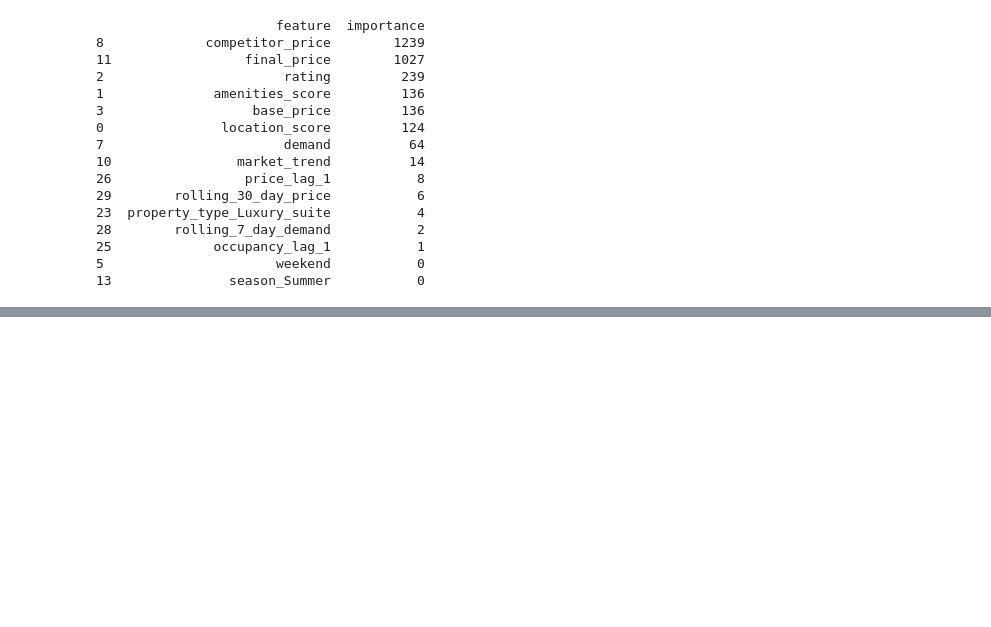
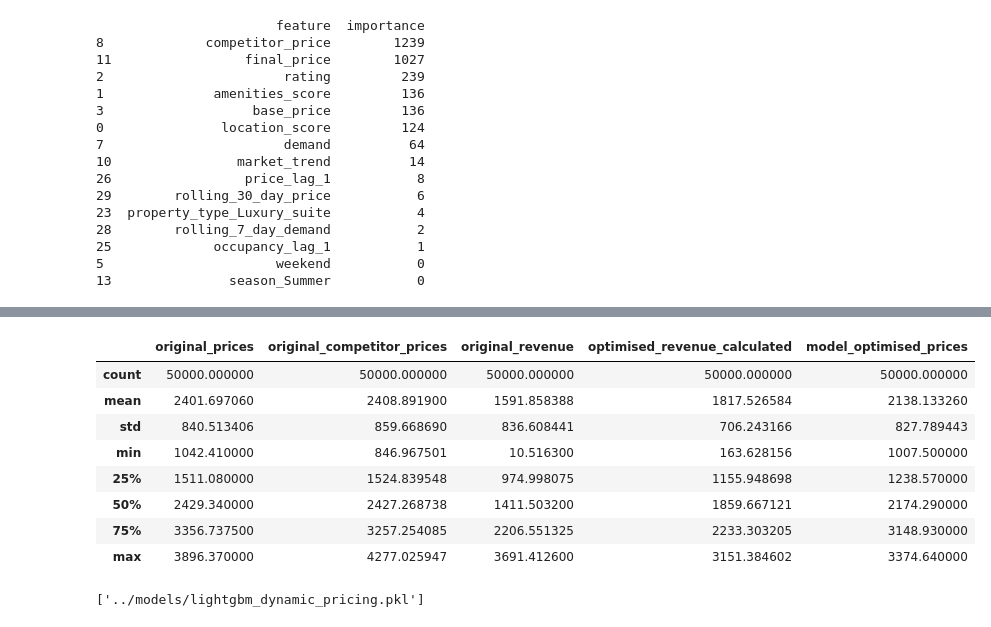
Before and after one commit to ShaunakMore/dynamic-pricing-engine, a Jupyter notebook: notebooks/train_model.ipynb, the cells around one changed output, grey strips where cells are left out. Drawn from its saved outputs; the diff is of its cells as text; code cells hidden in the pictures; blank space fills up the shorter version.

```diff
--- a/notebooks/train_model.ipynb
+++ b/notebooks/train_model.ipynb
@@ -149,0 +200,9 @@ Name: base_price, Length: 500, dtype: object
+# %%
+price_comparison_df = pd.DataFrame({
+  'original_prices': X_test['final_price'],
+  'original_competitor_prices': X_test['competitor_price'],
+  'original_revenue': test_dataset['revenue'],
+  'optimised_revenue_calculated': max_optim_revenues,
+  'model_optimised_prices': best_prices
+})
+price_comparison_df.to_csv('../optimizations/optimized_prices.csv')
@@ -149,0 +248,21 @@ Name: base_price, Length: 500, dtype: object
+# %%
+price_comparison_df.describe()
+# %% [output]
+|  | original_prices | original_competitor_prices | original_revenue | optimised_revenue_calculated | model_optimised_prices |
+| count | 50000.000000 | 50000.000000 | 50000.000000 | 50000.000000 | 50000.000000 |
+| mean | 2401.697060 | 2408.891900 | 1591.858388 | 1817.526584 | 2138.133260 |
+| std | 840.513406 | 859.668690 | 836.608441 | 706.243166 | 827.789443 |
+| min | 1042.410000 | 846.967501 | 10.516300 | 163.628156 | 1007.500000 |
+| 25% | 1511.080000 | 1524.839548 | 974.998075 | 1155.948698 | 1238.570000 |
+| 50% | 2429.340000 | 2427.268738 | 1411.503200 | 1859.667121 | 2174.290000 |
+| 75% | 3356.737500 | 3257.254085 | 2206.551325 | 2233.303205 | 3148.930000 |
+| max | 3896.370000 | 4277.025947 | 3691.412600 | 3151.384602 | 3374.640000 |
+# %%
+import joblib
+
+joblib.dump(
+  model,
+  "../models/lightgbm_dynamic_pricing.pkl"
+)
+# %% [output]
+['../models/lightgbm_dynamic_pricing.pkl']
```
Also changed, not shown: parts of 10 cells of this notebook, 4 other files.
